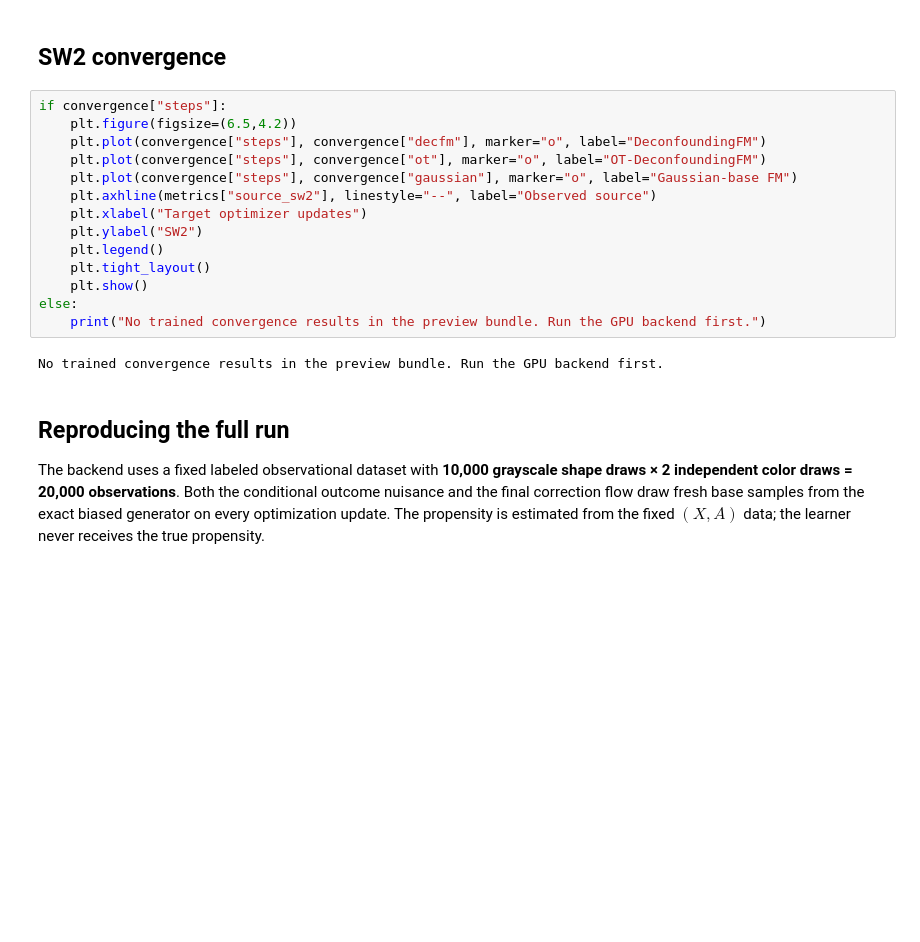
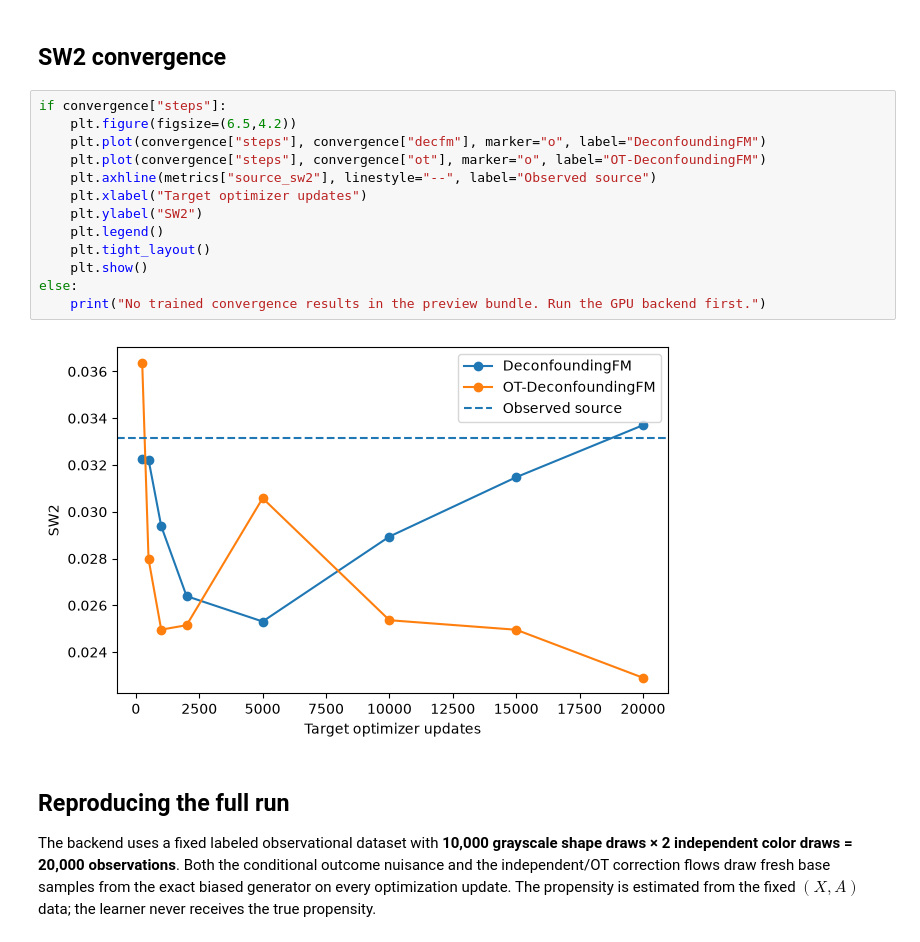
Before and after one commit to HWDance/DeconfoundingFlowMatching, a Jupyter notebook: examples/cmnist/demo.ipynb, the cells around one changed output. Drawn from its saved outputs; the diff is of its cells as text; blank space fills up the shorter version.

```diff
--- a/examples/cmnist/demo.ipynb
+++ b/examples/cmnist/demo.ipynb
@@ -115,20 +117,19 @@ if not metrics.get("preview_only", False):
 # %%
 if convergence["steps"]:
     plt.figure(figsize=(6.5,4.2))
     plt.plot(convergence["steps"], convergence["decfm"], marker="o", label="DeconfoundingFM")
     plt.plot(convergence["steps"], convergence["ot"], marker="o", label="OT-DeconfoundingFM")
-    plt.plot(convergence["steps"], convergence["gaussian"], marker="o", label="Gaussian-base FM")
     plt.axhline(metrics["source_sw2"], linestyle="--", label="Observed source")
     plt.xlabel("Target optimizer updates")
     plt.ylabel("SW2")
     plt.legend()
     plt.tight_layout()
     plt.show()
 else:
     print("No trained convergence results in the preview bundle. Run the GPU backend first.")
 # %% [output]
-No trained convergence results in the preview bundle. Run the GPU backend first.
+[figure, added]
 # %% [markdown]
 ## Reproducing the full run
 
-The backend uses a fixed labeled observational dataset with **10,000 grayscale shape draws × 2 independent color draws = 20,000 observations**. Both the conditional outcome nuisance and the final correction flow draw fresh base samples from the exact biased generator on every optimization update. The propensity is estimated from the fixed $(X,A)$ data; the learner never receives the true propensity.
+The backend uses a fixed labeled observational dataset with **10,000 grayscale shape draws × 2 independent color draws = 20,000 observations**. Both the conditional outcome nuisance and the independent/OT correction flows draw fresh base samples from the exact biased generator on every optimization update. The propensity is estimated from the fixed $(X,A)$ data; the learner never receives the true propensity.
```
Also changed, not shown: parts of 5 cells of this notebook, 6 other files.
